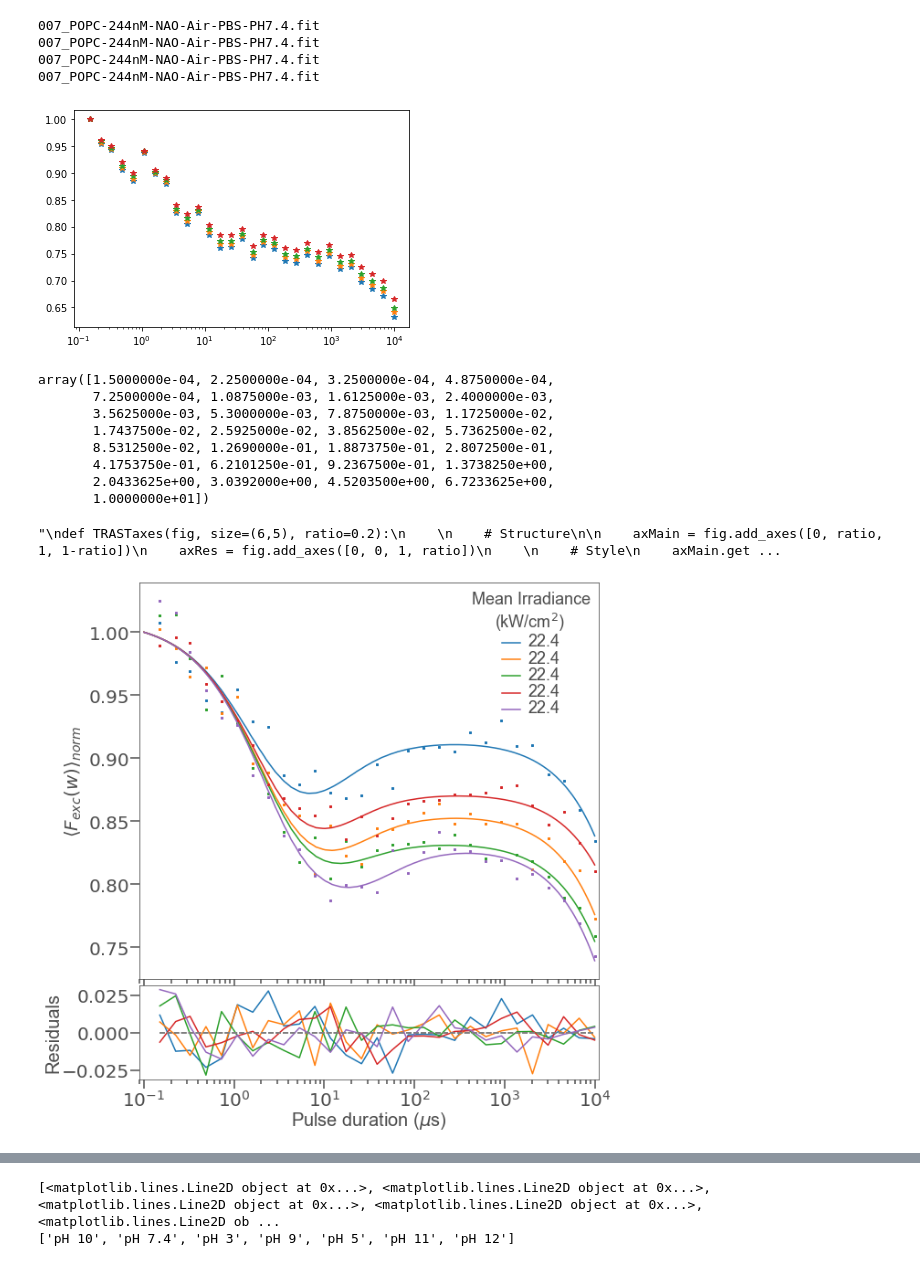
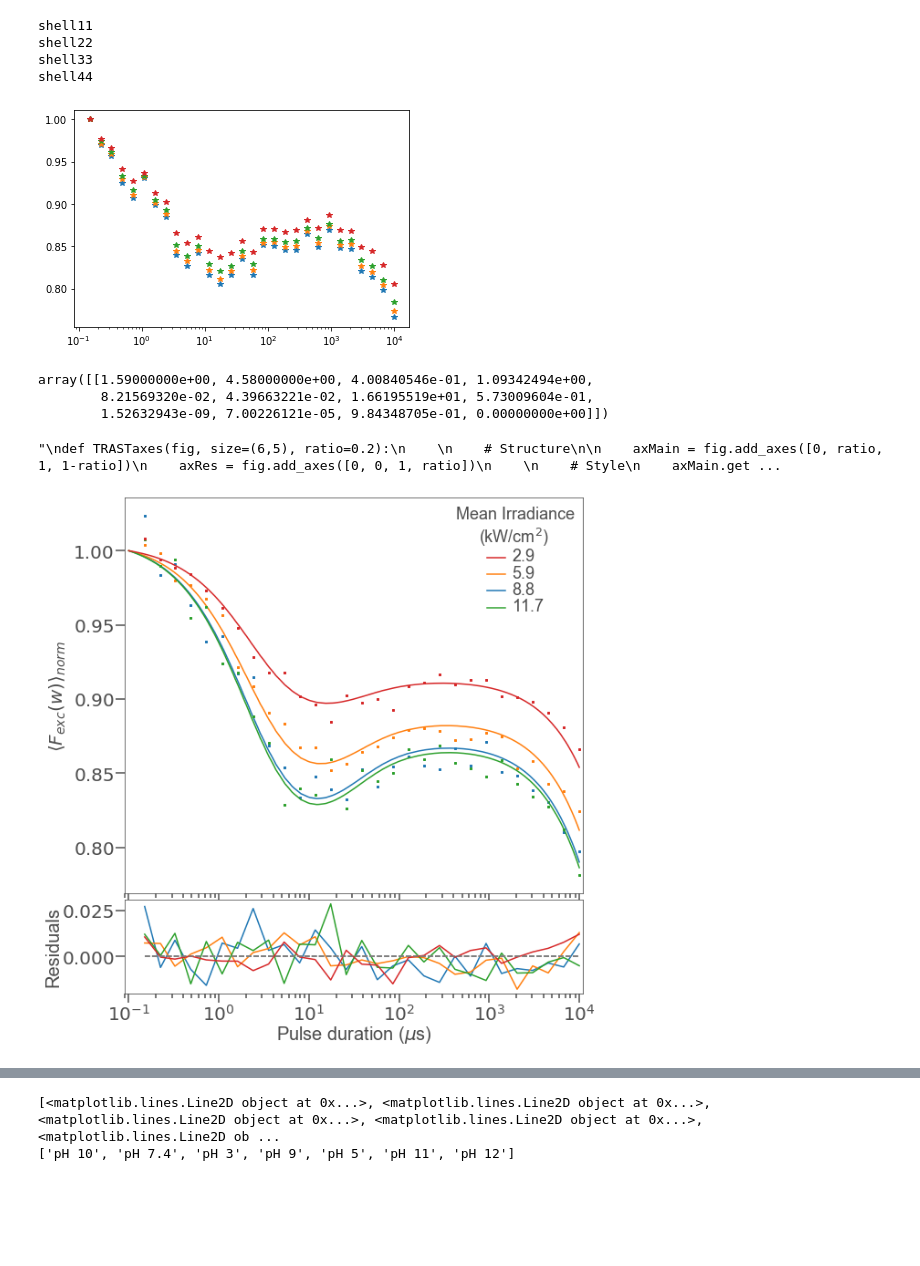
Before and after one commit to duzhx04/TRAST-data-analyze, a Jupyter notebook: TRAST_data_draw_Fig.ipynb, the cells around one changed output, grey strips where cells are left out. Saved outputs shown, nothing was run; the diff lists cells and outputs as text; code cells hidden in the pictures; blank space fills up the shorter version.

```diff
--- a/TRAST_data_draw_Fig.ipynb
+++ b/TRAST_data_draw_Fig.ipynb
@@ -29,7 +27,7 @@ The autoreload extension is already loaded. To reload it, use:
 # %%
 # Structure of the TRAST file
 directory=r'D:/new trast test data/TRAST curve/'
-filename = 'different pH (only K+, Kb free , fit again).hdf5'
+filename = 'Sodium Ascorbate mM.hdf5'
 file = directory + filename
 with h5py.File(file,'r') as f:
     for key in f.keys():
@@ -56,8 +54,8 @@ residual
 tp
 # %%
 
-# plot different shells
-directory=r'D:/new trast test data/different shells (kisc fix green channel)/'
+# plot different shells or some more than one hdf5 files
+directory=r'D:/new trast test data/TRAST curve/different shells (kisc free)/'
 import pandas as pd
 filelist=os.listdir(directory)
 filelist=[directory+ i for i in filelist if 'hdf5' in os.path.splitext(i)[1]]  #select csv file
@@ -65,7 +63,7 @@ print(filelist)
 for file in filelist:
     with h5py.File(file,'r') as f:
         for key in f.keys():
-            print(key)
+            print(file.split('/')[-1].split('.')[0])
             for i in np.array(f[key]):
                 print(i)
 # %% [output]
@@ -93,12 +91,15 @@ with h5py.File(file) as f:
     #f.move('007_HQ574_54M-POPC-244nM-NAO-Air-PBS-PH7.4-200mW.fit',r'007_HQ574\54M-POPC-244nM-NAO-Air-PBS-PH7.4-200mW.fit')
     #f.move('008_D620_40M-POPC-244nM-NAO-Air-PBS-PH7.4-200mW.fit',r'008_D620\40M-POPC-244nM-NAO-Air-PBS-PH7.4-200mW.fit')
     #f.move('009_ET670_50M-POPC-244nM-NAO-Air-PBS-PH7.4-200mW.fit',r'009_ET670\50M-POPC-244nM-NAO-Air-PBS-PH7.4-200mW.fit')
-    f.move('007_POPC-244nM-NAO-Air-PBS-PH7.4.fit','007_0uM-oldDoxyl-POPC-244nM-NAO-Air-PBS-PH7.4.fit')
+    #f.move('006_244nM-NAO-Air-PBS-PH7.4.fit','006_POPC-244nM-NAO-Air-PBS-PH7.4.fit')
+    #f.move('018_20percents_POPA_POPC-244nM-NAO-Air-PBS-PH7.4-200mW.fit','018_20% POPA-POPC-244nM-NAO-Air-PBS-PH7.4-200mW.fit')
+    #f.move('019_20percents_DOPA_POPC-244nM-NAO-Air-PBS-PH7.4-200mW.fit','019_20% DOPA-POPC-244nM-NAO-Air-PBS-PH7.4-200mW.fit')
+    f.move('015_1mM-Sodium_Ascorbate-POPC-244nM-NAO-Air-PBS-PH7.4-200mW.fit.fit',r'015_0mM-Sodium_Ascorbate-POPC-244nM-NAO-Air-PBS-PH7.4-200mW.fit')
 # %%
 
 #delete some datasets which do not use
 with h5py.File(file) as f:
-    del f['002_IRF-Rho-20uM-red-OD3-200mW.fit']
+    del f['020_0.5mM-H2O2-POPC-244nM-NAO-Air-PBS-PH7.4-200mW.fit']
     for key in f.keys():
         print(key)
         for i in np.array(f[key]):
@@ -130,18 +145,18 @@ with h5py.File(file,'r') as f:
 for file in filelist:
     with h5py.File(file,'r') as f:
         for key in f.keys():
-            print(key)
+            print(file.split('/')[-1].split('.')[0])
             N= np.array(f[key]['TRAST'][:,0]) #choose first point
             arry_x=np.array(f[key]['tp'][:])
             arry_y=np.array(f[key]['TRAST']/N) # Normalize the first point
             arry_y=arry_y[0]
             plt.semilogx(arry_x,arry_y,marker='*',linestyle='none')
 # %% [output]
-007_POPC-244nM-NAO-Air-PBS-PH7.4.fit
-007_POPC-244nM-NAO-Air-PBS-PH7.4.fit
-007_POPC-244nM-NAO-Air-PBS-PH7.4.fit
-007_POPC-244nM-NAO-Air-PBS-PH7.4.fit
+shell11
+shell22
+shell33
+shell44
-[figure, old version]
+[figure, new version]
 # %%
 #pickData(file,'tp')
 # %%
@@ -150,16 +165,11 @@ def pickData1(filename,key,Data):
     with h5py.File(filename,'r') as f:
         return f[key][Data][:]
 # %%
-pickData1(file,'007_POPC-244nM-NAO-Air-PBS-PH7.4.fit','rawTp')
+pickData1(file,'007_POPC-244nM-NAO-Air-PBS-PH7.4.fit','rates')
 # %% [output]
-array([1.5000000e-04, 2.2500000e-04, 3.2500000e-04, 4.8750000e-04,
-       7.2500000e-04, 1.0875000e-03, 1.6125000e-03, 2.4000000e-03,
-       3.5625000e-03, 5.3000000e-03, 7.8750000e-03, 1.1725000e-02,
-       1.7437500e-02, 2.5925000e-02, 3.8562500e-02, 5.7362500e-02,
-       8.5312500e-02, 1.2690000e-01, 1.8873750e-01, 2.8072500e-01,
-       4.1753750e-01, 6.2101250e-01, 9.2367500e-01, 1.3738250e+00,
-       2.0433625e+00, 3.0392000e+00, 4.5203500e+00, 6.7233625e+00,
-       1.0000000e+01])
+array([[1.59000000e+00, 4.58000000e+00, 4.00840546e-01, 1.09342494e+00,
+        8.21569320e-02, 4.39663221e-02, 1.66195519e+01, 5.73009604e-01,
+        1.52632943e-09, 7.00226121e-05, 9.84348705e-01, 0.00000000e+00]])
 # %%
 #pickData1(file,'012_POPC-244nM-NAO-Air-PBS-PH7.4-200mW.fit','HDfit')
 # %%
@@ -321,32 +331,32 @@ def plotfig_power(file):
                 axRes.semilogx(np.array([tp[0], tp[-1]]), np.array([0, 0]), **dashed_line_style)
 
     handles,labels = axMain.get_legend_handles_labels()
 
     newhandles=[]
     newlabels=[]
     for n in order:
         newhandles.append(handles[n])
         newlabels.append(labels[n])
 
     #axMain.set_title('TRAST Curves')
     axMain.legend(loc='best',frameon=False,handles=newhandles,labels=newlabels,title='Mean Irradiance\n     (kW/cm$^2$)', ncol=1, **legend_style)
 
     axMain.set_xlim((0.09, 11000))
     axMain.tick_params(labelbottom=False)
 
     axRes.set_xticks([0.1, 1, 10, 100, 1000,10000])
 
 
     axRes.set_xlim((0.09, 11000))
 
     st.TRASTstyle(axMain, axRes, axstyle, **TRAST_axis_label)
 
 
     plt.savefig(directory+ filename.split('.')[0] + '.tiff',dpi=300,bbox_inches='tight') #bbox_inches='tight' 让图片保存显示完整
     plt.show()
 
 
 
-#plotfig_power(file)
+plotfig_power(file)
 # %% [output]
-[figure, old version]
+[figure, new version]
```
Also changed, not shown: parts of 22 cells of this notebook.
